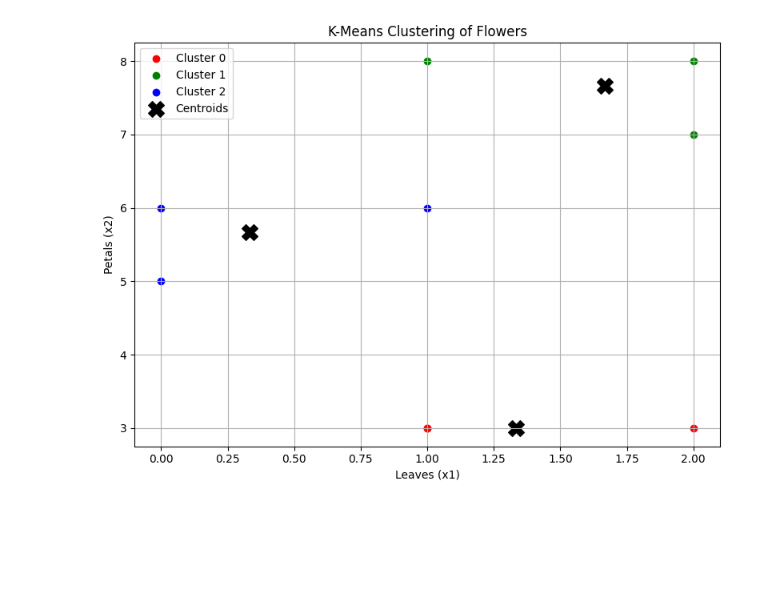
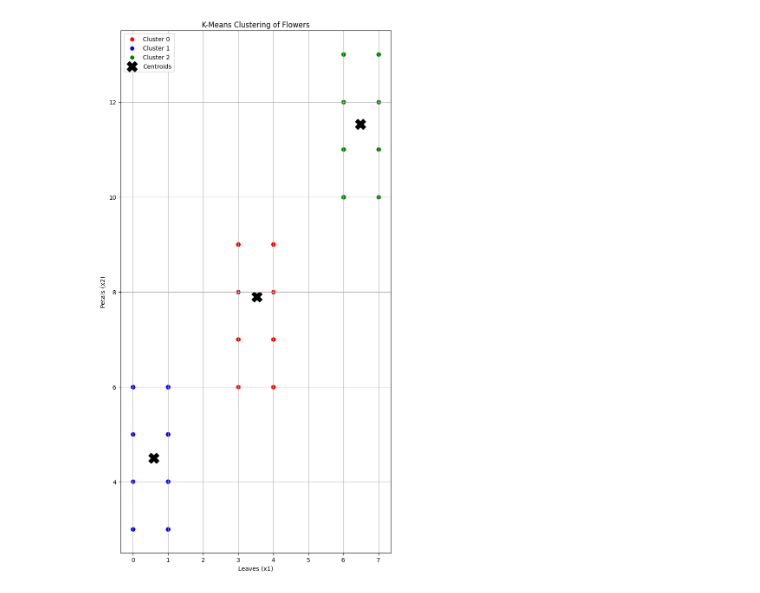
Before and after one commit to ShivaanshGusain/Diabetic-tester-using-Blood-glucose-level, a Jupyter notebook: Cluster Classification/Cluster Classification test.ipynb, the cells around one changed output. Cells and saved outputs as stored; diff of their text form; code cells hidden in the pictures; blank space fills up the shorter version.

Commit message:
Added Cluster Classification

```diff
--- a/Cluster Classification/Cluster Classification test.ipynb
+++ b/Cluster Classification/Cluster Classification test.ipynb
@@ -1,44 +1,31 @@
 # %%
-# Re-run the previous code after state reset
-
 import pandas as pd
 import numpy as np
 import matplotlib.pyplot as plt
 from sklearn.cluster import KMeans
 
-# Sample flower data: number of leaves (x1) and number of petals (x2)
-data = {
-    'Leaves (x1)': [0, 0, 1, 1, 1, 1, 2, 2, 2],
-    'Petals (x2)': [5, 6, 3, 3, 6, 8, 3, 7, 8]
-}
+df = pd.read_csv('clustered_flower_data.csv')
 
-df = pd.DataFrame(data)
+x = df[['Leaves (x1)','Petals (x2)']]
 
-# Create feature array
-X = df[['Leaves (x1)', 'Petals (x2)']]
+kmeans = KMeans(n_clusters=3, random_state=42)
+df['Clusters'] = kmeans.fit_predict(x)
 
-# Apply K-Means clustering with k=3
-kmeans = KMeans(n_clusters=3, random_state=42)
-df['Cluster'] = kmeans.fit_predict(X)
+plt.figure(figsize=(max(df['Leaves (x1)']),max(df['Petals (x2)'])))
+colors = ['red','blue','green']
+for i in range(3):
+    clustered_data = df[df['Clusters'] == i]
+    plt.scatter(clustered_data['Leaves (x1)'], clustered_data['Petals (x2)'], label=f'Cluster {i}', color=colors[i])
 
-# Plotting the clusters
-plt.figure(figsize=(8, 6))
-colors = ['red', 'green', 'blue']
-for i in range(3):
-    clustered_data = df[df['Cluster'] == i]
-    plt.scatter(clustered_data['Leaves (x1)'], clustered_data['Petals (x2)'],
-                label=f'Cluster {i}', color=colors[i])
-
-# Plot centroids
 centroids = kmeans.cluster_centers_
-plt.scatter(centroids[:, 0], centroids[:, 1], s=200, marker='X', c='black', label='Centroids')
+plt.scatter(centroids[:, 0], centroids[:, 1], s=300, marker='X', c='black', label='Centroids')
 
 plt.title("K-Means Clustering of Flowers")
 plt.xlabel("Leaves (x1)")
 plt.ylabel("Petals (x2)")
 plt.legend()
 plt.grid(True)
 plt.tight_layout()
 plt.show()
 # %% [output]
-[figure, old version]
+[figure, new version]
```
Also changed, not shown: parts of 1 cell of this notebook.
